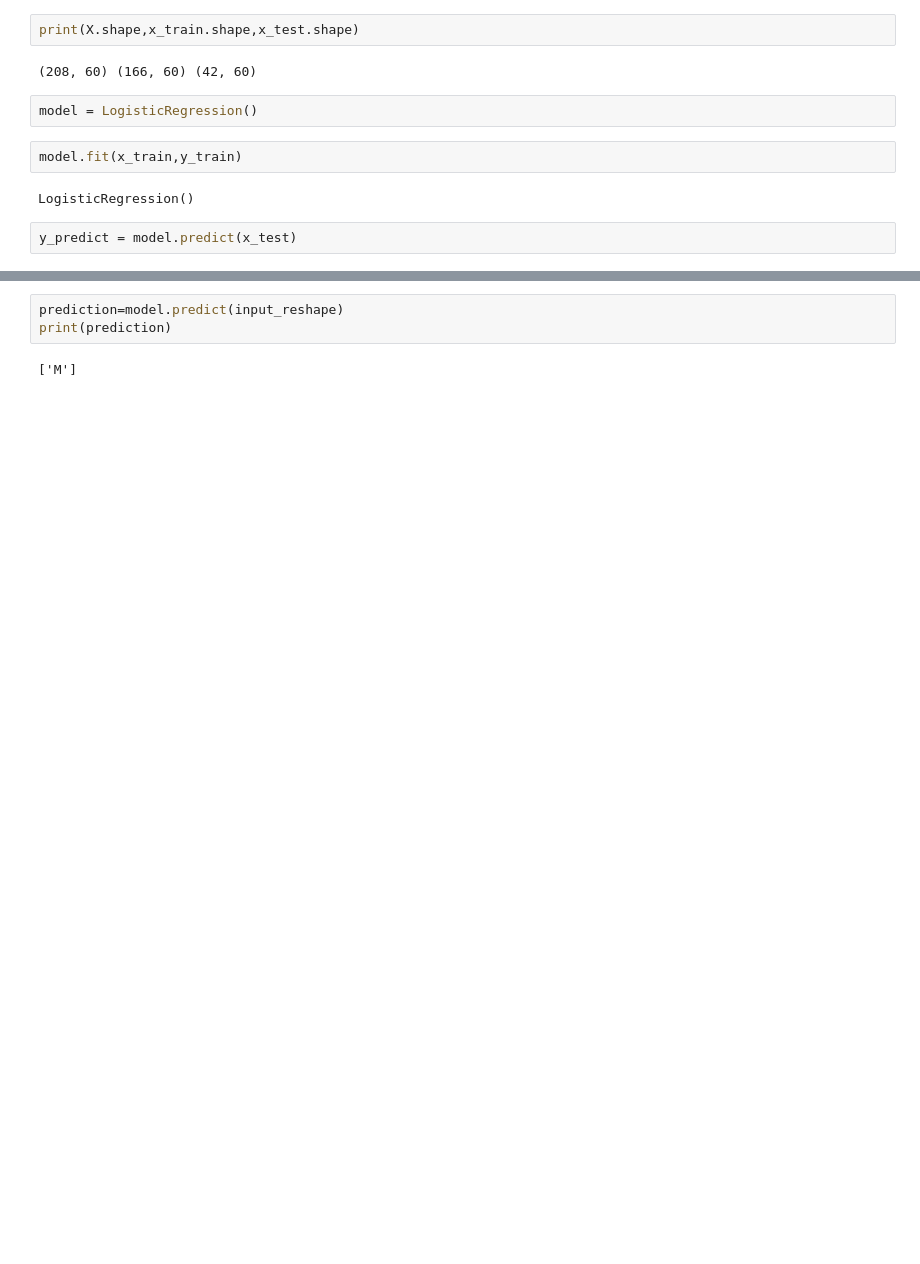
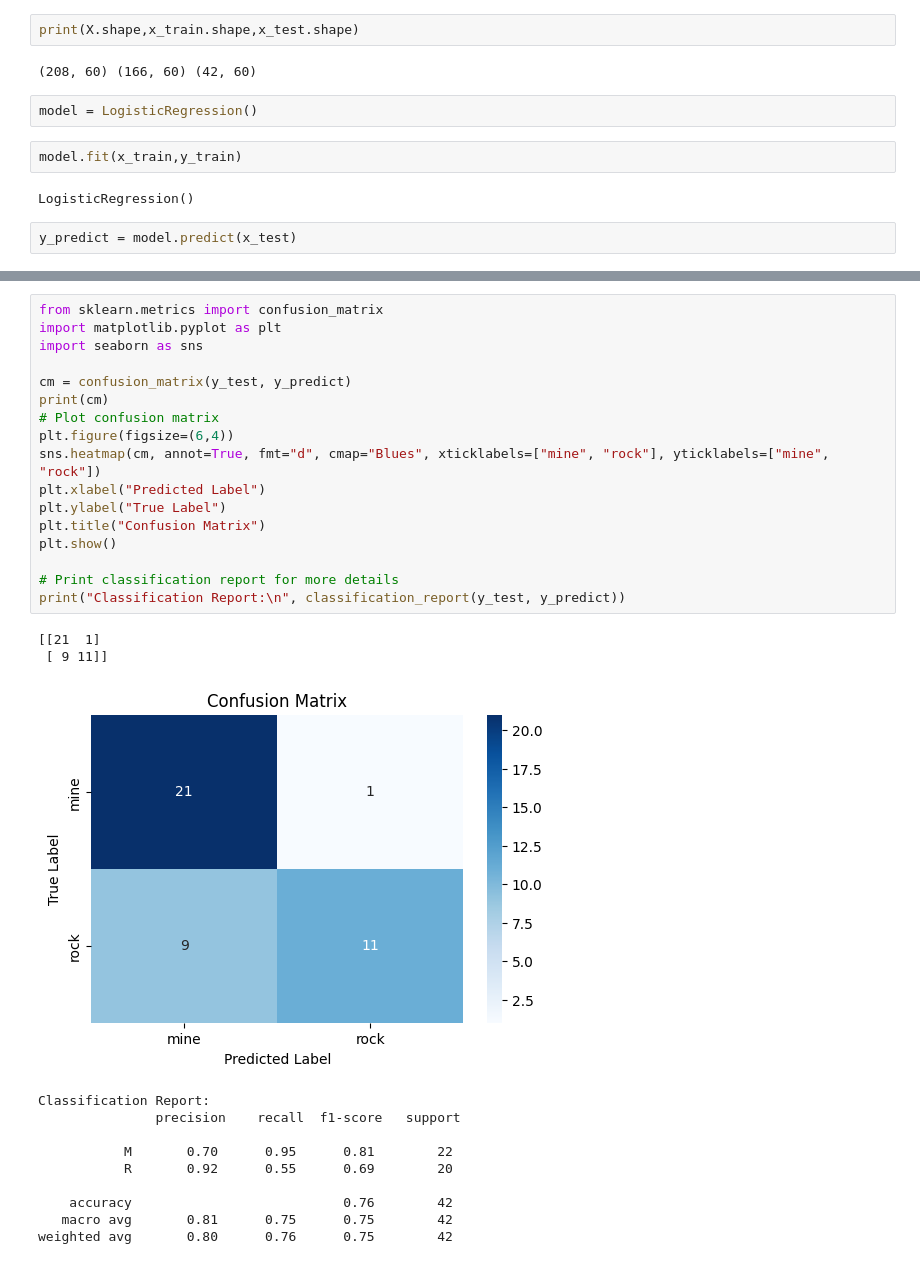
Before and after one commit to PrashanthChinthapoola/ML_Projects, a Jupyter notebook: RockVsMine/rock-vs-mine-prediction.ipynb, the cells around one changed output, grey strips where cells are left out. Saved outputs shown, nothing was run; the diff lists cells and outputs as text; blank space fills up the shorter version.

```diff
--- a/RockVsMine/rock-vs-mine-prediction.ipynb
+++ b/RockVsMine/rock-vs-mine-prediction.ipynb
@@ -144,6 +150,31 @@ print(prediction)
 ['M']
-# %%
-prediction=model.predict(input_reshape)
-print(prediction)
-# %% [output]
-['M']
+# %%
+from sklearn.metrics import confusion_matrix
+import matplotlib.pyplot as plt
+import seaborn as sns
+
+cm = confusion_matrix(y_test, y_predict)
+print(cm)
+# Plot confusion matrix
+plt.figure(figsize=(6,4))
+sns.heatmap(cm, annot=True, fmt="d", cmap="Blues", xticklabels=["mine", "rock"], yticklabels=["mine", "rock"])
+plt.xlabel("Predicted Label")
+plt.ylabel("True Label")
+plt.title("Confusion Matrix")
+plt.show()
+
+# Print classification report for more details
+print("Classification Report:\n", classification_report(y_test, y_predict))
+# %% [output]
+[[21  1]
+ [ 9 11]]
+[figure, added]
+Classification Report:
+               precision    recall  f1-score   support
+
+           M       0.70      0.95      0.81        22
+           R       0.92      0.55      0.69        20
+
+    accuracy                           0.76        42
+   macro avg       0.81      0.75      0.75        42
+weighted avg       0.80      0.76      0.75        42
```
Also changed, not shown: parts of 5 cells of this notebook.
